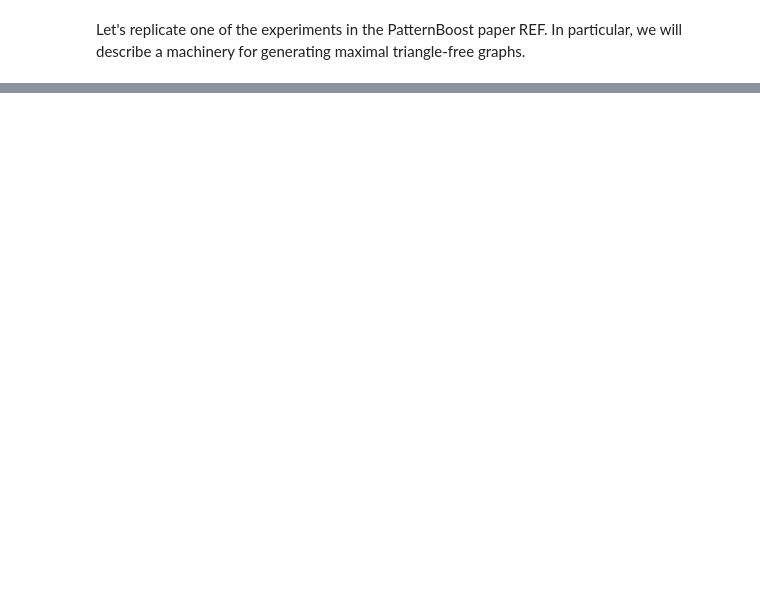
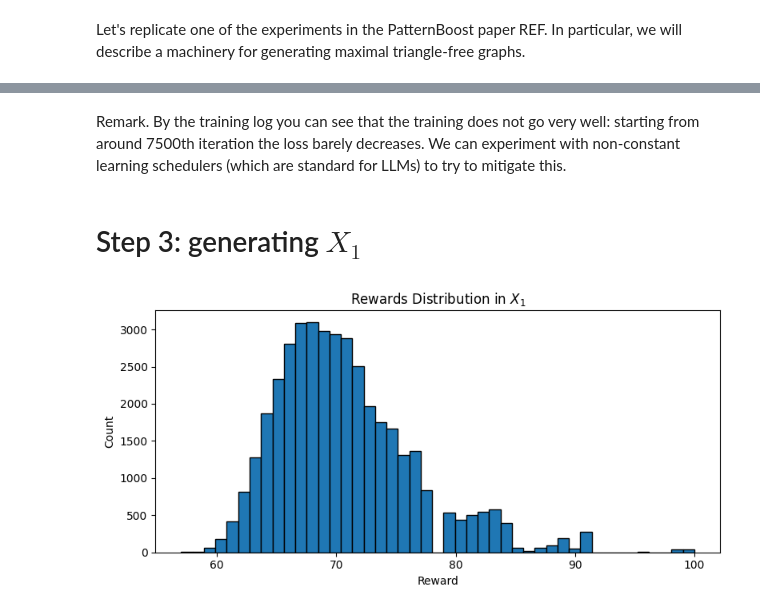
Before and after one commit to lgiito/transformers_math_experiments, a Jupyter notebook: patternboost.ipynb, the cells around one changed output, grey strips where cells are left out. Drawn from its saved outputs; the diff is of its cells as text; code cells hidden in the pictures; blank space fills up the shorter version.

```diff
--- a/patternboost.ipynb
+++ b/patternboost.ipynb
@@ -28,0 +496,2 @@ The application that we will explore in this notebook is a search of maximal tri
+# %% [markdown]
+Remark. By the training log you can see that the training does not go very well: starting from around 7500th iteration the loss barely decreases. We can experiment with non-constant learning schedulers (which are standard for LLMs) to try to mitigate this.
@@ -28,0 +502,2 @@ The application that we will explore in this notebook is a search of maximal tri
+# %% [markdown]
+# Step 3: generating $X_1$
@@ -28,0 +545,32 @@ The application that we will explore in this notebook is a search of maximal tri
+# %%
+# Let's apply the local search to the new samples, calculate the rewards and check if distribution improved
+
+tasks1 = [(s, N) for s in new_samples]
+
+def process_search(args):
+    return A(*args)
+
+with Pool() as pool:
+    X_1 = list(tqdm(pool.imap_unordered(process_search, tasks1),
+                            total=len(tasks1)))
+
+tasks2 = [(s, N) for s in X_1]
+
+def process_reward(args):
+    return r(*args)
+
+with Pool() as pool:
+    X_1_rewards= list(tqdm(pool.imap_unordered(process_reward, tasks2),
+                                total=len(tasks2)))
+# %%
+# Compare with Figure 2 in the paper
+
+plt.figure(figsize=(8, 4))
+plt.hist(X_1_rewards, bins=45, edgecolor='black', linewidth=1)
+plt.title('Rewards Distribution in $X_1$')
+plt.xlabel('Reward')
+plt.ylabel('Count')
+plt.tight_layout()
+plt.show()
+# %% [output]
+[figure, added]
```
Also changed, not shown: parts of 32 cells of this notebook, 1 other file.
